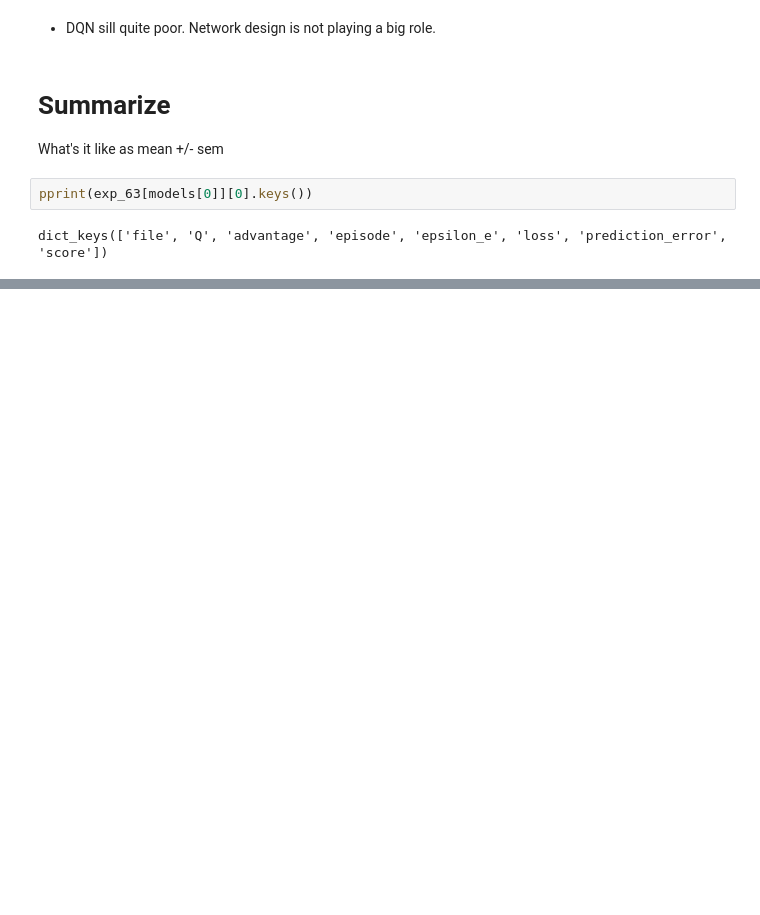
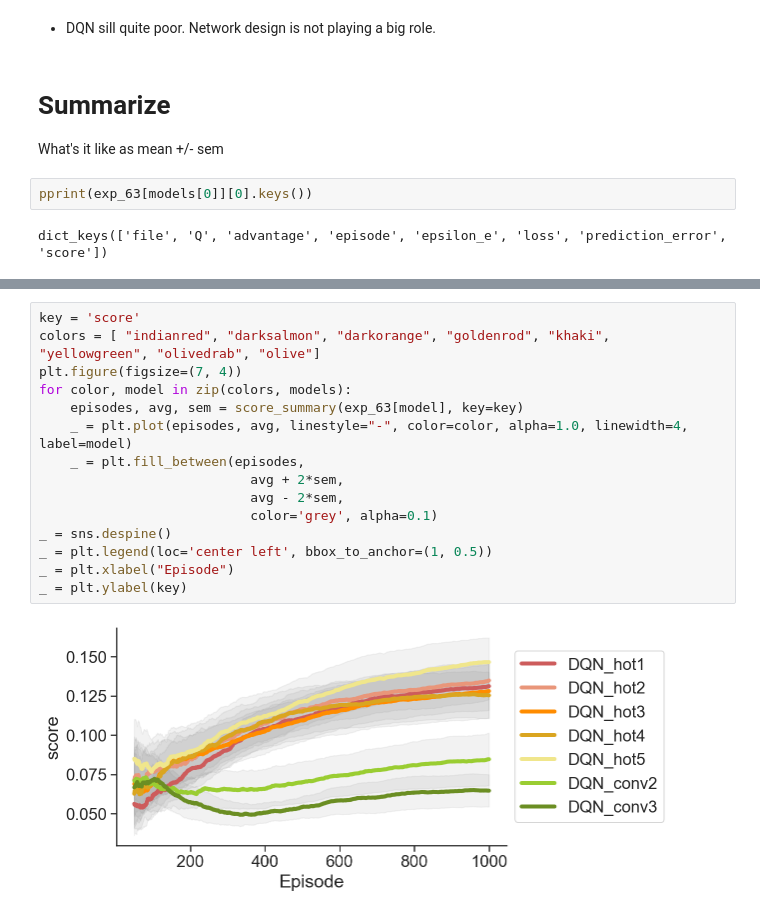
Before and after one commit to CoAxLab/azad, a Jupyter notebook: notebooks/wythoff_exp63.ipynb, the cells around one changed output, grey strips where cells are left out. Saved outputs shown, nothing was run; the diff lists cells and outputs as text; blank space fills up the shorter version.

```diff
--- a/notebooks/wythoff_exp63.ipynb
+++ b/notebooks/wythoff_exp63.ipynb
@@ -122,0 +121,17 @@ for model in models:
+# %%
+key = 'score'
+colors = [ "indianred", "darksalmon", "darkorange", "goldenrod", "khaki", "yellowgreen", "olivedrab", "olive"]
+plt.figure(figsize=(7, 4))
+for color, model in zip(colors, models):
+    episodes, avg, sem = score_summary(exp_63[model], key=key)
+    _ = plt.plot(episodes, avg, linestyle="-", color=color, alpha=1.0, linewidth=4, label=model)
+    _ = plt.fill_between(episodes,
+                           avg + 2*sem,
+                           avg - 2*sem,
+                           color='grey', alpha=0.1)
+_ = sns.despine()
+_ = plt.legend(loc='center left', bbox_to_anchor=(1, 0.5))
+_ = plt.xlabel("Episode")
+_ = plt.ylabel(key)
+# %% [output]
+[figure, added]
```
Also changed, not shown: parts of 4 cells of this notebook, 1 other file.
